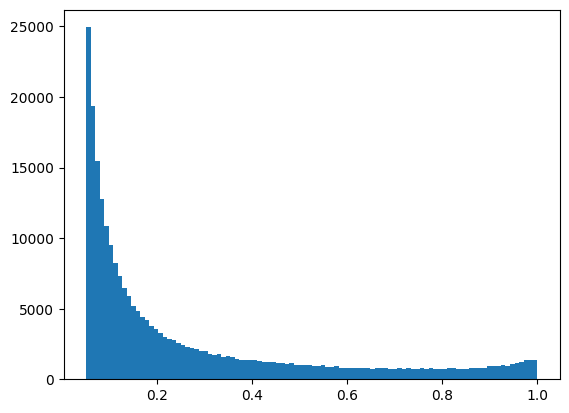
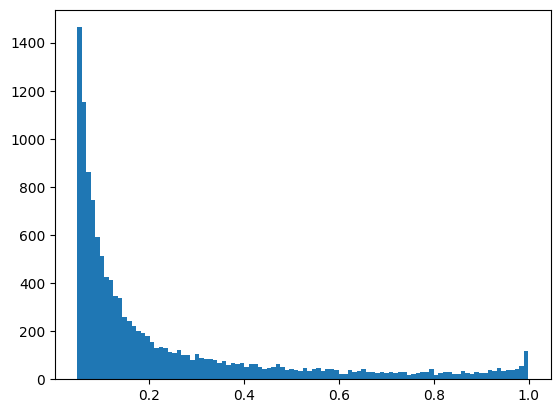
Unified diff of the notebook cell whose output changed from the first chart to the second:
--- before
+++ after
@@ -1,2 +0,0 @@
-plt.hist(ph_confidence[ph_confidence>0], bins=100)
-print(np.sum(ph_confidence>0))

Commit: Ability to add hard negatives